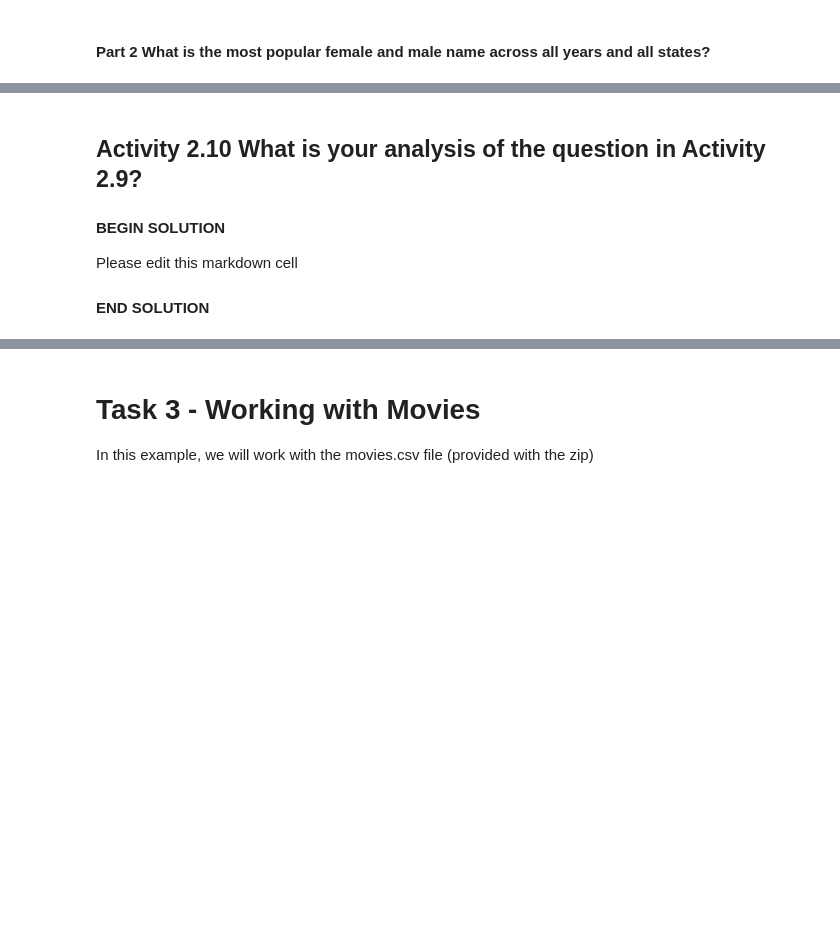
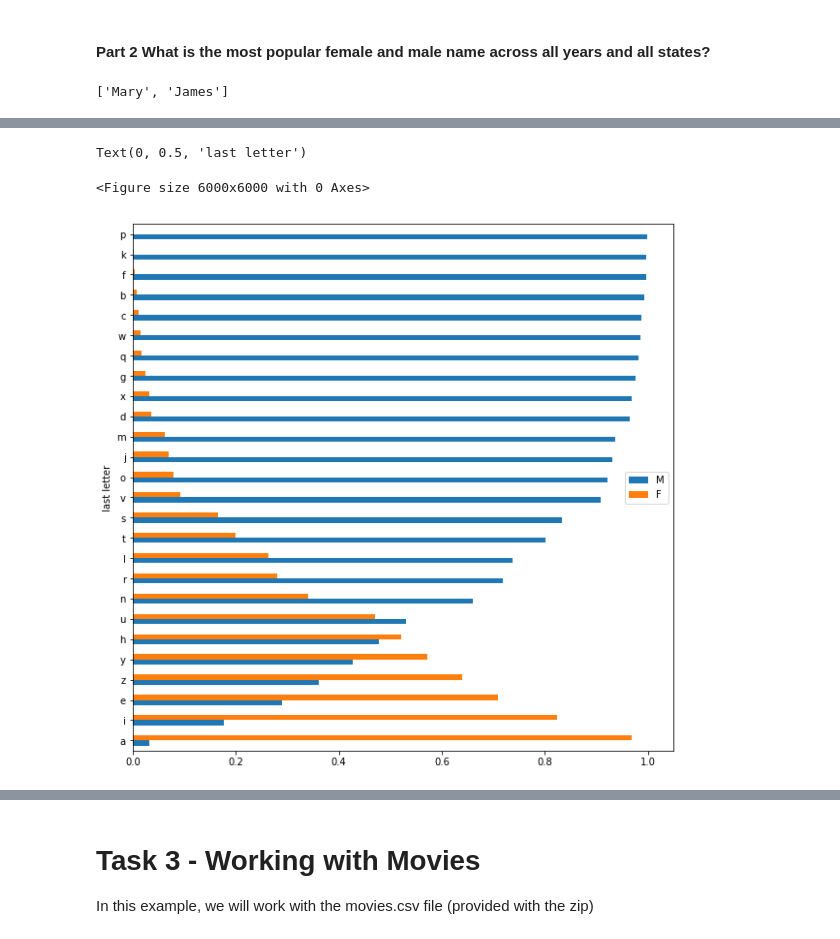
Before and after one commit to yaooo/DataScience, a Jupyter notebook: Lab2/lab2.ipynb, the cells around one changed output, grey strips where cells are left out. Drawn from its saved outputs; the diff is of its cells as text; code cells hidden in the pictures; blank space fills up the shorter version.

```diff
--- a/Lab2/lab2.ipynb
+++ b/Lab2/lab2.ipynb
@@ -631,3 +627,14 @@ NameError: name 'most_popular' is not defined
+# %%
+### BEGIN SOLUTION
+
+female1 = baby_names[(baby_names['Sex'] == 'F')].groupby('Name').sum().sort_values(by='Count', ascending=False)
+male1 = baby_names[(baby_names['Sex'] == 'M')].groupby('Name').sum().sort_values(by='Count', ascending=False)
+f1 = female1.index[0]
+m1 = male1.index[0]
+[f1,m1]
+### END SOLUTION
+# %% [output]
+['Mary', 'James']
 # %% [markdown]
 ## Activity 2.9 Can you deduce birth sex from the last letter of a person’s name?
 This is an open ended activity. We would like you to think about how to answer this question. There can be many ways to do this.
@@ -643,6 +644,29 @@ If you can plot a graph like this, you might be able to answer the question. The
-# %% [markdown]
-## Activity 2.10 What is your analysis of the question in Activity 2.9?
-
-#### BEGIN SOLUTION
-Please edit this markdown cell
-#### END SOLUTION
+# %%
+# your code to plot the graph as above (you need to consider all states, all years data)
+### BEGIN SOLUTION
+
+female2 = baby_names[(baby_names['Sex'] == 'F')].copy()
+f2 = female2.groupby(female2.Name.str[-1])['Count'].sum()
+
+male2 = baby_names[(baby_names['Sex'] == 'M')].copy()
+m2 = male2.groupby(male2.Name.str[-1])['Count'].sum()
+
+df = pd.DataFrame(data=pd.concat((m2, f2), axis=1))
+df.columns = ['M', 'F']
+df['M_Ratio'] = df['M']/(df['F']+df['M'])
+df['F_Ratio'] = df['F']/(df['F']+df['M'])
+
+df1 = df.iloc[:,2:4]
+df2 = df1.sort_values(by='M_Ratio', ascending=True)
+plt.figure(figsize=(30, 30), dpi= 200)
+plt.figure(1)
+
+df = pd.DataFrame({'M': df2['M_Ratio'] , 'F': df2['F_Ratio']}, index=df2.index)
+ax = df.plot(kind = 'barh', figsize = [10,10])
+ax.set_ylabel("last letter")
+# ml
+### END SOLUTION
+# %% [output]
+Text(0, 0.5, 'last letter')
+<Figure size 6000x6000 with 0 Axes>
+[figure, added]
```
Also changed, not shown: parts of 38 cells of this notebook, 57 other files.
